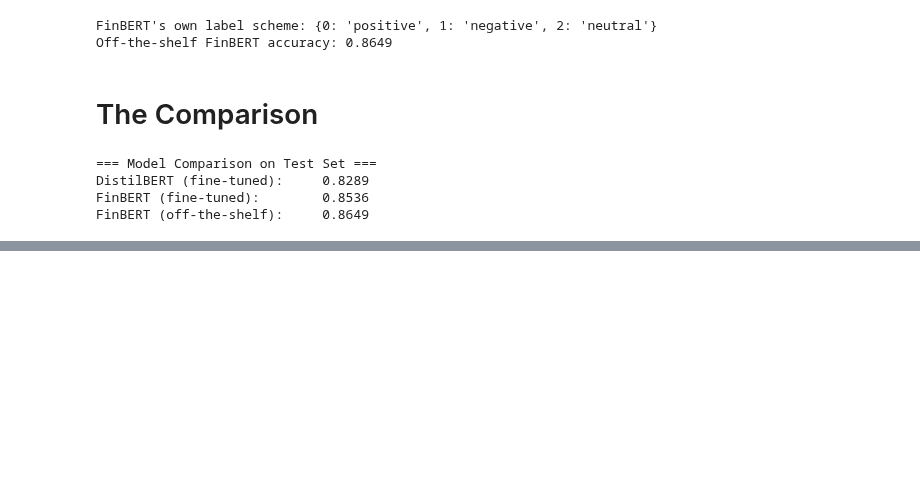
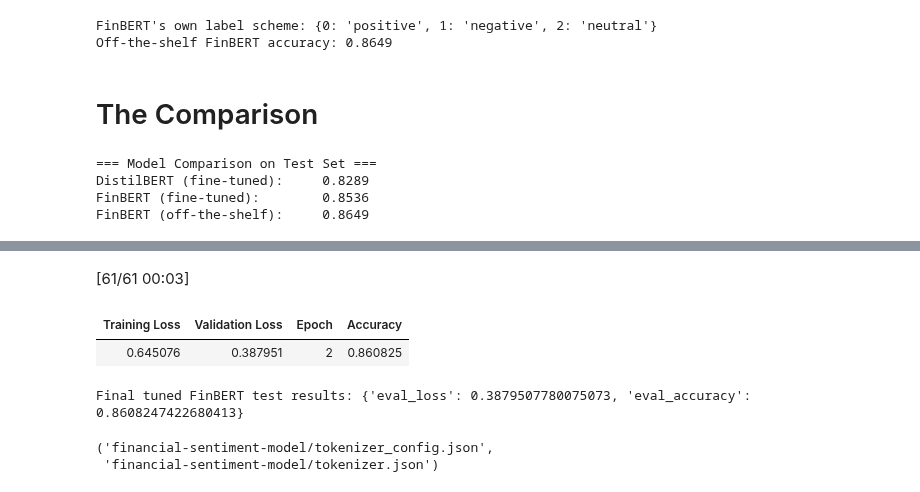
Before and after one commit to Ed-Neema/Financial-Sentiment-Classification, a Jupyter notebook: Finance_text_classification.ipynb, the cells around one changed output, grey strips where cells are left out. Cells and saved outputs as stored; diff of their text form; code cells hidden in the pictures; blank space fills up the shorter version.

```diff
--- a/Finance_text_classification.ipynb
+++ b/Finance_text_classification.ipynb
@@ -328,0 +685,25 @@ FinBERT (off-the-shelf):     0.8649
+# %%
+# --------------------------------------------------------------------------
+# SECTION 13 — Final, honest evaluation on the untouched test set
+# --------------------------------------------------------------------------
+# This is the number that goes in your README. The test set was never
+# used during training or during the Optuna search, so this accuracy
+# reflects genuine, unbiased performance on unseen data.
+final_test_results = final_trainer.evaluate(tokenized["test"])
+print("Final tuned FinBERT test results:", final_test_results)
+# %% [output]
+[61/61 00:03]
+| Training Loss | Validation Loss | Epoch | Accuracy |
+| 0.645076 | 0.387951 | 2 | 0.860825 |
+Final tuned FinBERT test results: {'eval_loss': 0.3879507780075073, 'eval_accuracy': 0.8608247422680413}
+# %%
+# --------------------------------------------------------------------------
+# SECTION 14 — Save the model locally
+# --------------------------------------------------------------------------
+# This saves the model weights, config, and tokenizer together into one
+# folder, so it can be loaded later with just the folder path.
+final_trainer.save_model("financial-sentiment-model")
+finbert_tokenizer.save_pretrained("financial-sentiment-model")
+# %% [output]
+('financial-sentiment-model/tokenizer_config.json',
+ 'financial-sentiment-model/tokenizer.json')
```
Also changed, not shown: parts of 23 cells of this notebook.
